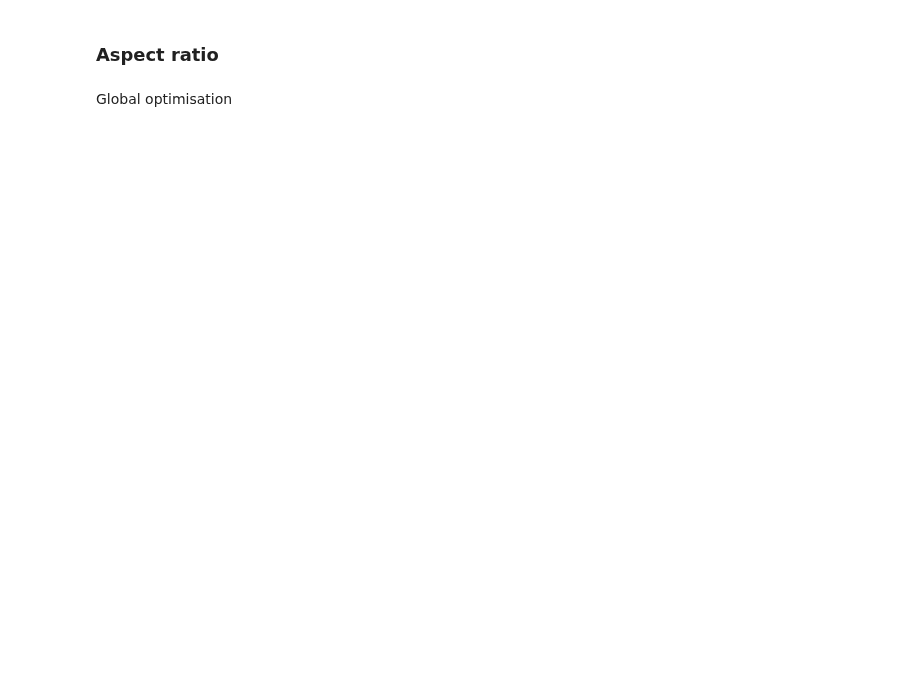
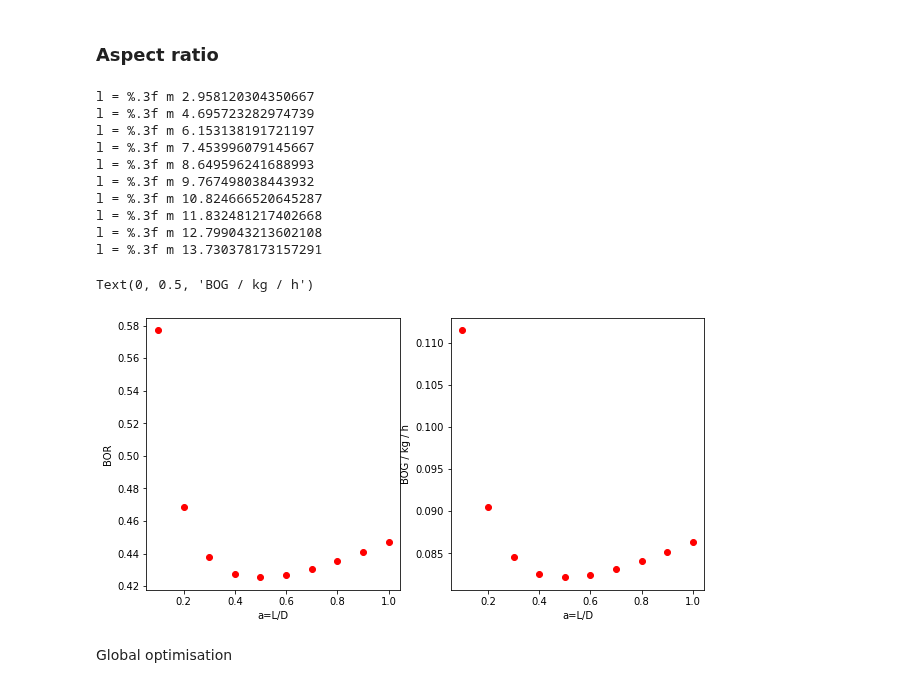
Before and after one commit to felipehuerta17/CryoEvap, a Jupyter notebook: notebooks/LH2_opti_prueba.ipynb, the cells around one changed output. Drawn from its saved outputs; the diff is of its cells as text; code cells hidden in the pictures; blank space fills up the shorter version.

```diff
--- a/notebooks/LH2_opti_prueba.ipynb
+++ b/notebooks/LH2_opti_prueba.ipynb
@@ -93,7 +96,7 @@ print("BOR = %.3f %%" % (BOR * 100))
 ### Define optimisation parameters
 # %%
 # Define vertical spacing
-dz = 0.04
+dz = 0.05
 
 # Calculate number of nodes
 n_z = 1 + int(np.round(mid_tank.l_V/dz, 0))
@@ -102,14 +105,11 @@ n_z = 1 + int(np.round(mid_tank.l_V/dz, 0))
 mid_tank.z_grid = np.linspace(0, 1, n_z)
 
 # Define evaporation time as the transient period
-evap_time = 3600 * 48
+evap_time = 3600*100
 
-# evap_time = 3600
 # Time step to plot each vapour temperature profile
 mid_tank.plot_interval = evap_time/6
 
-# Time step to record data, relevant for plotting integrated quantities such as
-# the vapour to liquid heat transfer rate, Q_VL
 mid_tank.time_interval = 60
 
 mid_tank.evaporate(evap_time)
@@ -156,42 +175,65 @@ ax[1].set_ylabel('BOG')
 ### Aspect ratio
 # %%
 # Aspect ratio
-a_vec = np.linspace(0.1, 2, 7)
+a_vec = np.linspace(0.1, 1, 10)
 
 # BOR objective function
 f_list = []
 # Total BOG objective function
 f2_list = []
 
 for a in a_vec:
     # Update aspect ratio
+    mid_tank.LF = 0.95
     # a = 0.5
     d_i = (4*V_tank/(a*np.pi))**(1/3) # Internal diameter / m
     mid_tank.d_i = d_i
+    mid_tank.d_o = 1.02 * d_i
+
+    # Update  heat flow
+    Q_b = q_b * np.pi * d_i**2/4
 
     mid_tank.set_HeatTransProps(U_L, U_V, T_air, Q_b, Q_roof, eta_w= eta_w)
+    mid_tank.U_roof = 0 # Insulated roof
+    # Calculate number of nodes
+    #n_z = 1 + int(np.round(mid_tank.l_V/dz, 0))
+    # Define dimensionless computational grid
+    mid_tank.z_grid = np.linspace(0, 1, n_z)
 
-    # Execute simulation
     mid_tank.evaporate(evap_time)
 
+    print("l = %.3f m", mid_tank.l)
     # Calculate objective function
     f = 1 - mid_tank.data['V_L'][-1] / mid_tank.data['V_L'][0]
 
-    f2 = mid_tank.data['V_L'][0] - mid_tank.data['V_L'][-1]
+    f2 = (mid_tank.data['V_L'][0] - mid_tank.data['V_L'][-1])/evap_time
 
     # Append to list
     f_list.append(f)
     f2_list.append(f2)
 
 f_list = np.array(f_list)
 f2_list = np.array(f2_list)
 
-fig, ax = plt.subplots(1,2)
+fig, ax = plt.subplots(1,2, figsize = [10,5])
 # Plot
 ax[0].plot(a_vec, (100*f_list), 'ro')
 ax[0].set_xlabel('a=L/D')
 ax[0].set_ylabel('BOR')
 
-ax[1].plot(a_vec, f2_list, 'ro')
+ax[1].plot(a_vec, (3600*f2_list), 'ro')
 ax[1].set_xlabel('a=L/D')
-ax[1].set_ylabel('BOG')
+ax[1].set_ylabel('BOG / kg / h')
+# %% [output]
+l = %.3f m 2.958120304350667
+l = %.3f m 4.695723282974739
+l = %.3f m 6.153138191721197
+l = %.3f m 7.453996079145667
+l = %.3f m 8.649596241688993
+l = %.3f m 9.767498038443932
+l = %.3f m 10.824666520645287
+l = %.3f m 11.832481217402668
+l = %.3f m 12.799043213602108
+l = %.3f m 13.730378173157291
+Text(0, 0.5, 'BOG / kg / h')
+[figure, added]
```
Also changed, not shown: parts of 20 cells of this notebook, 1 other file.
